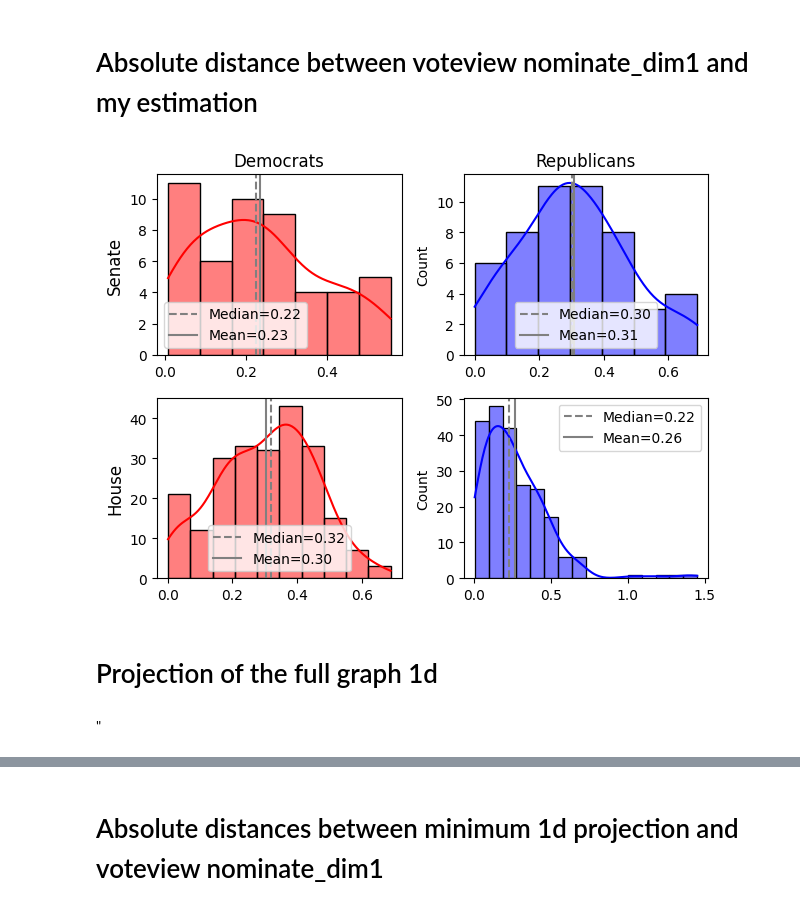
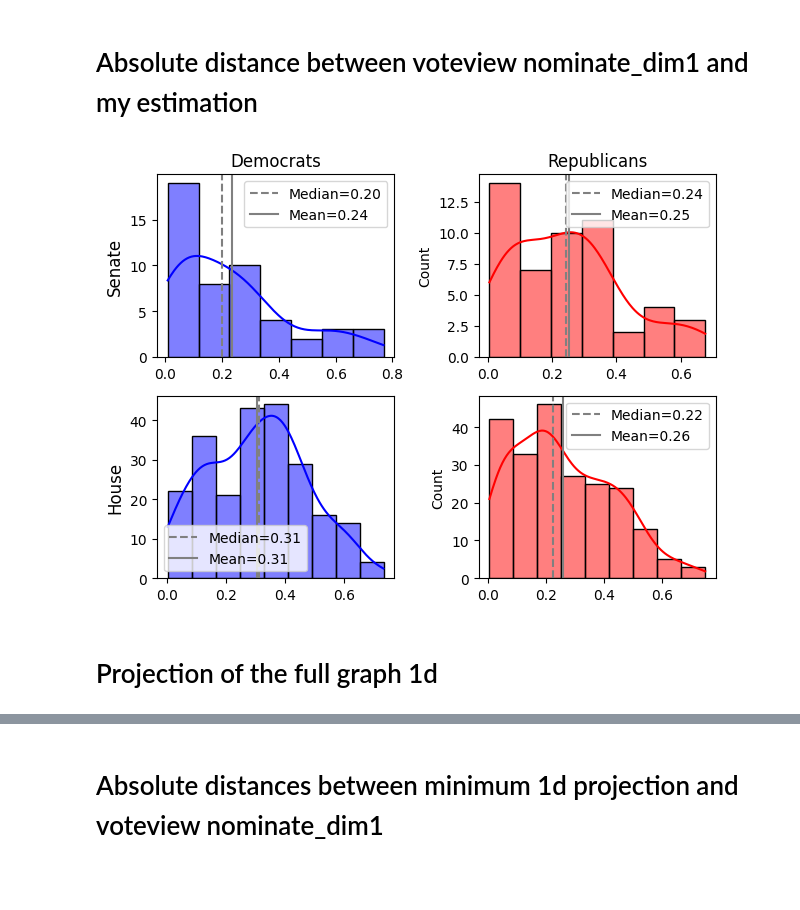
Before and after one commit to DueViktor/DonorIdeo, a Jupyter notebook: DonorIdeo/eda.ipynb, the cells around one changed output, grey strips where cells are left out. Saved outputs shown, nothing was run; the diff lists cells and outputs as text; code cells hidden in the pictures; blank space fills up the shorter version.

```diff
--- a/DonorIdeo/eda.ipynb
+++ b/DonorIdeo/eda.ipynb
@@ -18,7 +16,8 @@ DATABASE: pd.DataFrame = pd.read_csv(DATABASE_PATH)
 
 # The projection should be flipped such that the democrats are on the left and the republicans are on the right
 # This is done by multiplying the projection by -1
-DATABASE["reduced-projection-1d"] = DATABASE["reduced-projection-1d"]
+DATABASE["reduced-projection-1d"] = -1 * DATABASE["reduced-projection-1d"]
+DATABASE["projection-1d"] = -1 * DATABASE["projection-1d"]
 
 G, G_largest = build_littlesis_graph()
 # %% [output]
@@ -227,41 +226,39 @@ house_democrats = DATABASE[
     (DATABASE["chamber"] == "House") & (DATABASE["party"] == "Democrat")
 ]
 house_republicans = DATABASE[
     (DATABASE["chamber"] == "House") & (DATABASE["party"] == "Republican")
 ]
 
 
 def plot_data(data, title, color, ax):
     diff = data["nominate_dim1"] - data["reduced-projection-1d"]
     median = abs(diff).median()
     mean = abs(diff).mean()
 
     sns.histplot(abs(diff), color=color, ax=ax, kde=True)
     ax.axvline(median, color="grey", linestyle="--", label=f"Median={median:.2f}")
     ax.axvline(mean, color="grey", linestyle="-", label=f"Mean={mean:.2f}")
     ax.legend()  # Consider adjusting the legend position if needed
 
 
 # Plot for each subgroup
-plot_data(senate_democrats, "Senate Democrats", "red", axs[0, 0])
-plot_data(senate_republicans, "Senate Republicans", "blue", axs[0, 1])
-plot_data(house_democrats, "House Democrats", "red", axs[1, 0])
-plot_data(house_republicans, "House Republicans", "blue", axs[1, 1])
+plot_data(senate_democrats, "Senate Democrats", "blue", axs[0, 0])
+plot_data(senate_republicans, "Senate Republicans", "red", axs[0, 1])
+plot_data(house_democrats, "House Democrats", "blue", axs[1, 0])
+plot_data(house_republicans, "House Republicans", "red", axs[1, 1])
 
 # make a y label for the rows
 for ax, row in zip(axs[:, 0], ["Senate", "House"]):
     ax.set_ylabel(row, rotation=90, size="large")
 
 # make a x label for the columns
 for ax, col in zip(axs[0], ["Democrats", "Republicans"]):
     ax.set_title(col)
 
 plt.tight_layout()  # Adjusts subplot params so that subplots fit into the figure area
-plt.savefig(
-    ASSETS_DIR / "voteview_vs_vector_projection_all.png"
-)  # Save the entire figure
+plt.savefig(ASSETS_DIR / "voteview_vs_vector.png")  # Save the entire figure
 # %% [output]
-[figure, old version]
+[figure, new version]
 # %% [markdown]
 # Projection of the full graph 1d
 # %%
@@ -365,3 +362 @@ fig.write_image(ASSETS_DIR / f"combined-projection.png")
 fig.show()
-# %% [markdown]
-"
```
Also changed, not shown: parts of 11 cells of this notebook, 22 other files.
